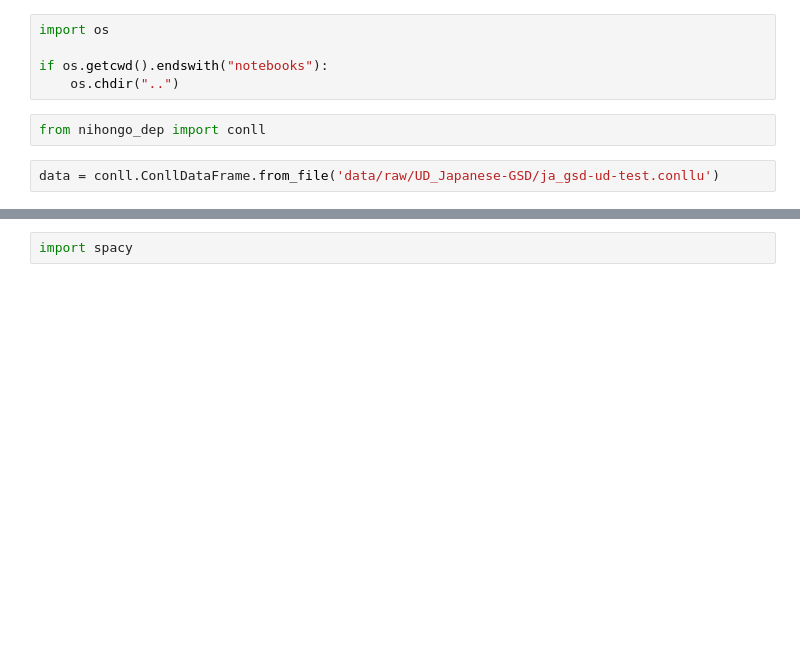
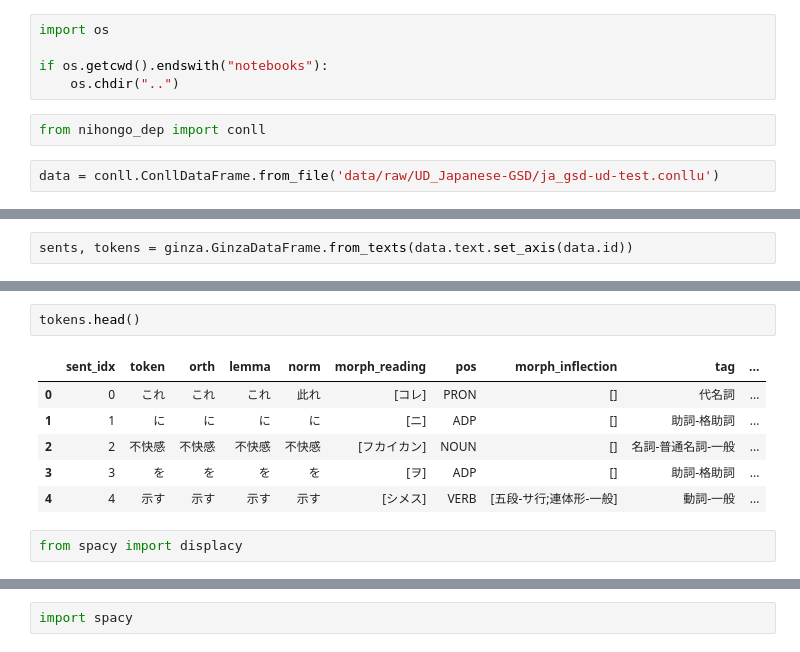
Before and after one commit to zackdrescher/nihongo_dep, a Jupyter notebook: notebooks/ginza.ipynb, the cells around one changed output, grey strips where cells are left out. Drawn from its saved outputs; the diff is of its cells as text; blank space fills up the shorter version.

Commit message:
clean up ginza

```diff
--- a/notebooks/ginza.ipynb
+++ b/notebooks/ginza.ipynb
@@ -9,0 +12,2 @@ data = conll.ConllDataFrame.from_file('data/raw/UD_Japanese-GSD/ja_gsd-ud-test.c
+# %%
+sents, tokens = ginza.GinzaDataFrame.from_texts(data.text.set_axis(data.id))
@@ -9,0 +24,11 @@ data = conll.ConllDataFrame.from_file('data/raw/UD_Japanese-GSD/ja_gsd-ud-test.c
+# %%
+tokens.head()
+# %% [output]
+|  | sent_idx | token | orth | lemma | norm | morph_reading | pos | morph_inflection | tag | ... |
+| 0 | 0 | これ | これ | これ | 此れ | [コレ] | PRON | [] | 代名詞 | ... |
+| 1 | 1 | に | に | に | に | [ニ] | ADP | [] | 助詞-格助詞 | ... |
+| 2 | 2 | 不快感 | 不快感 | 不快感 | 不快感 | [フカイカン] | NOUN | [] | 名詞-普通名詞-一般 | ... |
+| 3 | 3 | を | を | を | を | [ヲ] | ADP | [] | 助詞-格助詞 | ... |
+| 4 | 4 | 示す | 示す | 示す | 示す | [シメス] | VERB | [五段-サ行;連体形-一般] | 動詞-一般 | ... |
+# %%
+from spacy import displacy
```
Also changed, not shown: parts of 9 cells of this notebook, 1 other file.
